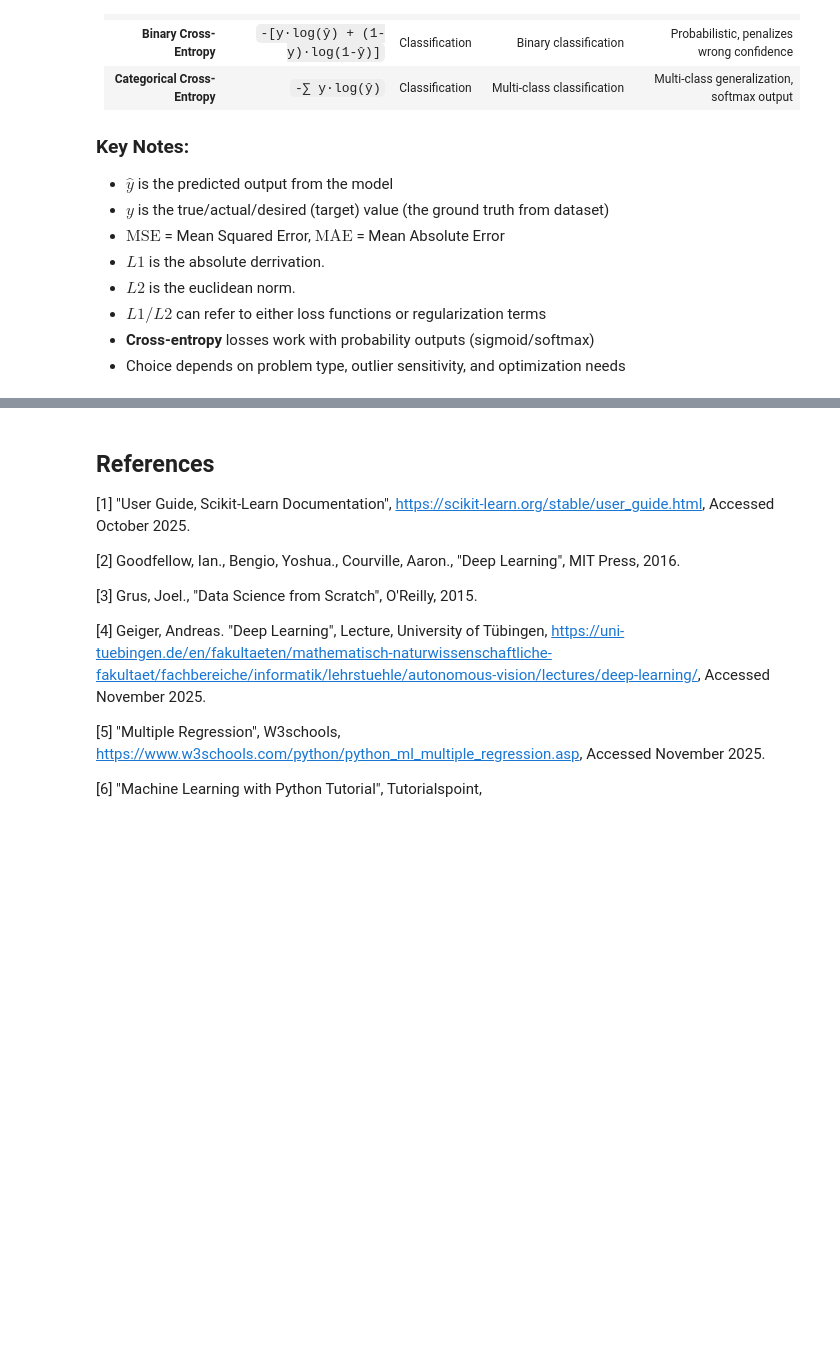
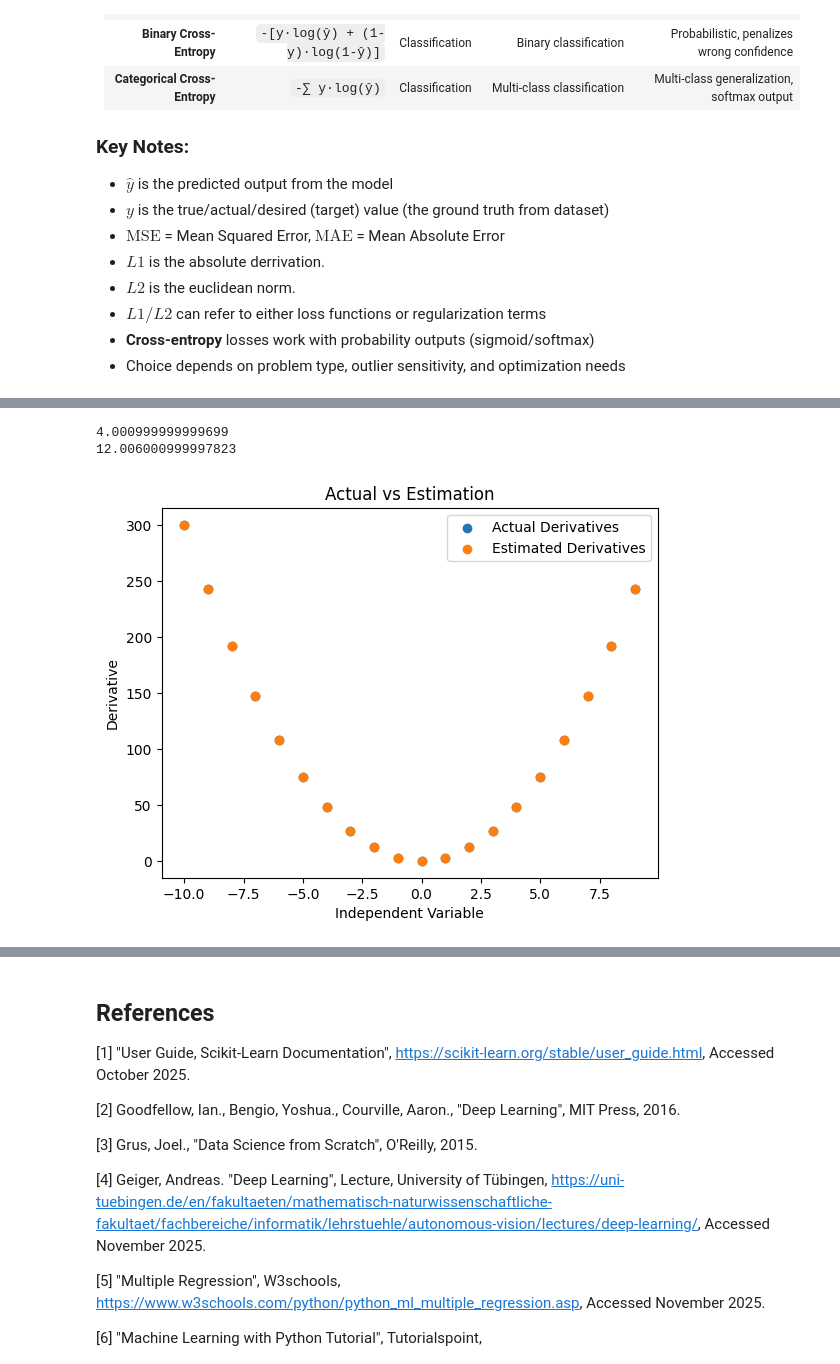
Before and after one commit to AmirhosseinMuhammadi/machine-learning-course, a Jupyter notebook: notebooks/chapter_03_linearity.ipynb, the cells around one changed output, grey strips where cells are left out. Saved outputs shown, nothing was run; the diff lists cells and outputs as text; code cells hidden in the pictures; blank space fills up the shorter version.

```diff
--- a/notebooks/chapter_03_linearity.ipynb
+++ b/notebooks/chapter_03_linearity.ipynb
@@ -511,0 +516,35 @@ The following table provides a summary of common loss functions and their applic
+# %%
+def estimate_derivative(f, x: float, h: float) -> float:
+    return (f(x + h) - f(x)) / h
+
+def square(x):
+    return x ** 2
+
+def cubic(x):
+    return x ** 3
+
+print(estimate_derivative(square, 2, 0.001))
+print(estimate_derivative(cubic, 2, 0.001))
+# %% [output]
+4.000999999999699
+12.006000999997823
+# %%
+import matplotlib.pyplot as plt
+
+x = range(-10, 10)
+
+actual_derivatives = lambda x: 3 * x ** 2
+actual_derivatives = list(map(actual_derivatives, x))
+
+estimated_derivatives = lambda x: estimate_derivative(cubic, x, 0.001)
+estimated_derivatives = list(map(estimated_derivatives, x))
+
+plt.scatter(x, actual_derivatives, label = "Actual Derivatives")
+plt.scatter(x, estimated_derivatives, label = "Estimated Derivatives")
+plt.xlabel("Independent Variable")
+plt.ylabel("Derivative")
+plt.title("Actual vs Estimation")
+plt.legend()
+plt.show()
+# %% [output]
+[figure, added]
```
Also changed, not shown: parts of 9 cells of this notebook, 1 other file.
